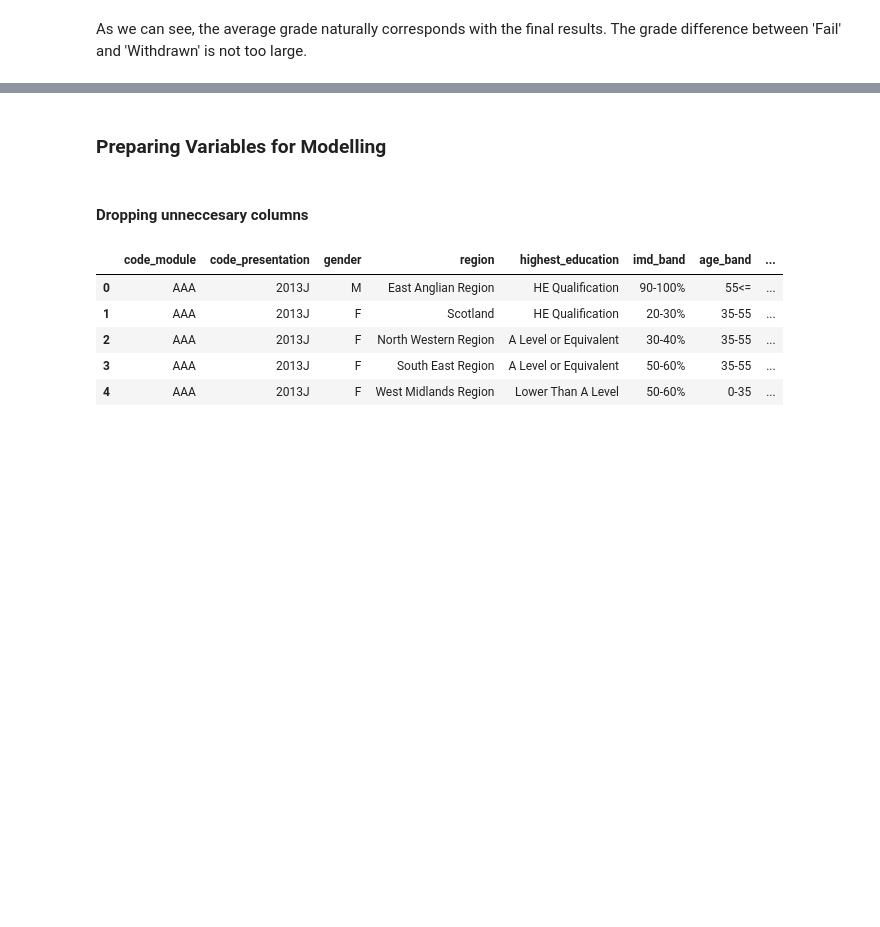
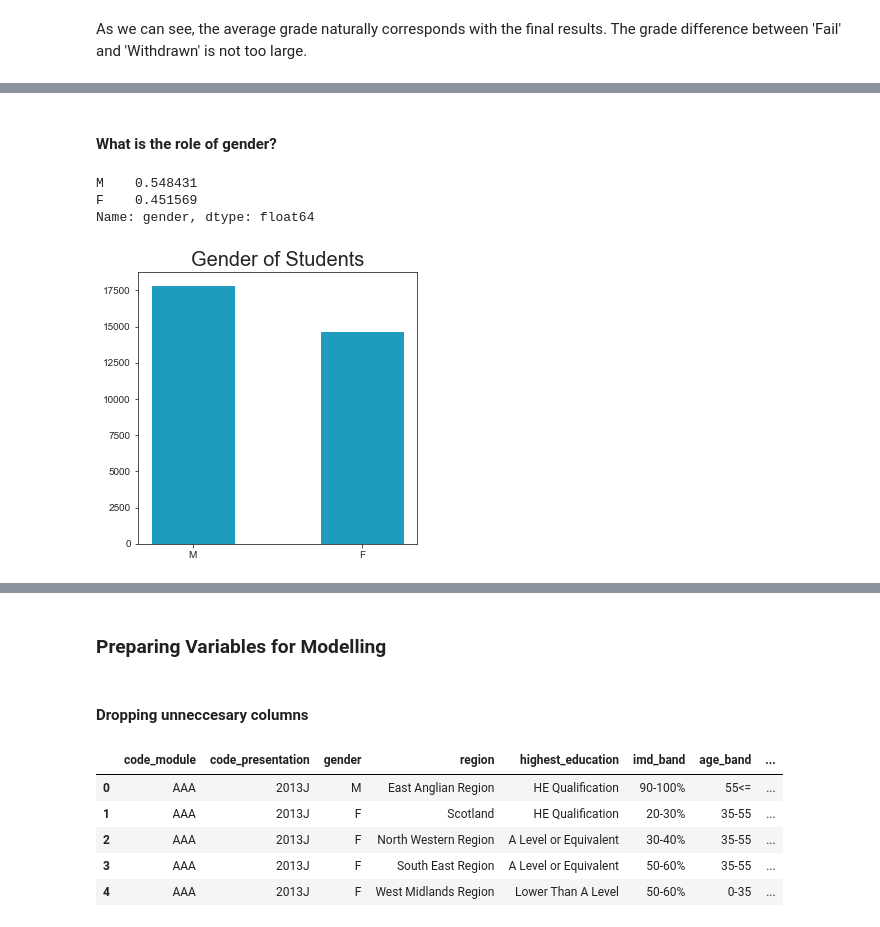
Before and after one commit to nikolholicka/Capstone_Project_Predicting_Student_Outcome_Classification, a Jupyter notebook: Predicting_Student_Results.ipynb, the cells around one changed output, grey strips where cells are left out. Cells and saved outputs as stored; diff of their text form; code cells hidden in the pictures; blank space fills up the shorter version.

```diff
--- a/Predicting_Student_Results.ipynb
+++ b/Predicting_Student_Results.ipynb
@@ -525,0 +534,10 @@ sns.catplot(x="day", y="total_bill", hue="sex", kind="swarm", data=tips);
+# %% [markdown]
+#### What is the role of gender?
+# %%
+plot_cat_var(st_actives_with_vle.gender,'Gender of Students',size=(5,5))
+st_actives_with_vle.gender.value_counts(normalize=True)
+# %% [output]
+M    0.548431
+F    0.451569
+Name: gender, dtype: float64
+[figure, added]
```
Also changed, not shown: parts of 17 cells of this notebook.
